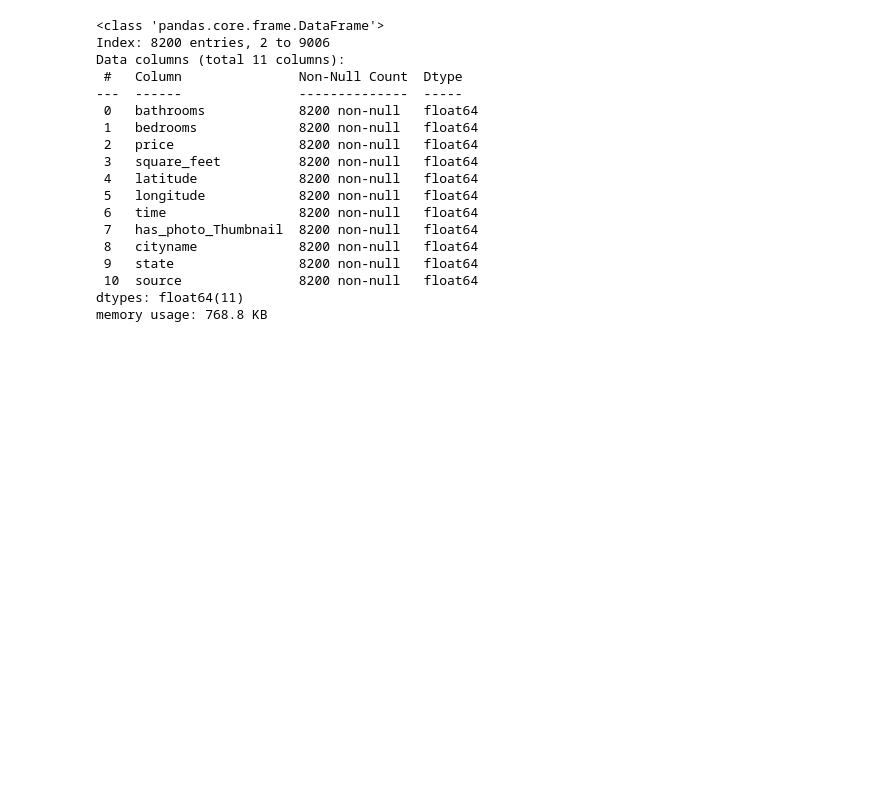
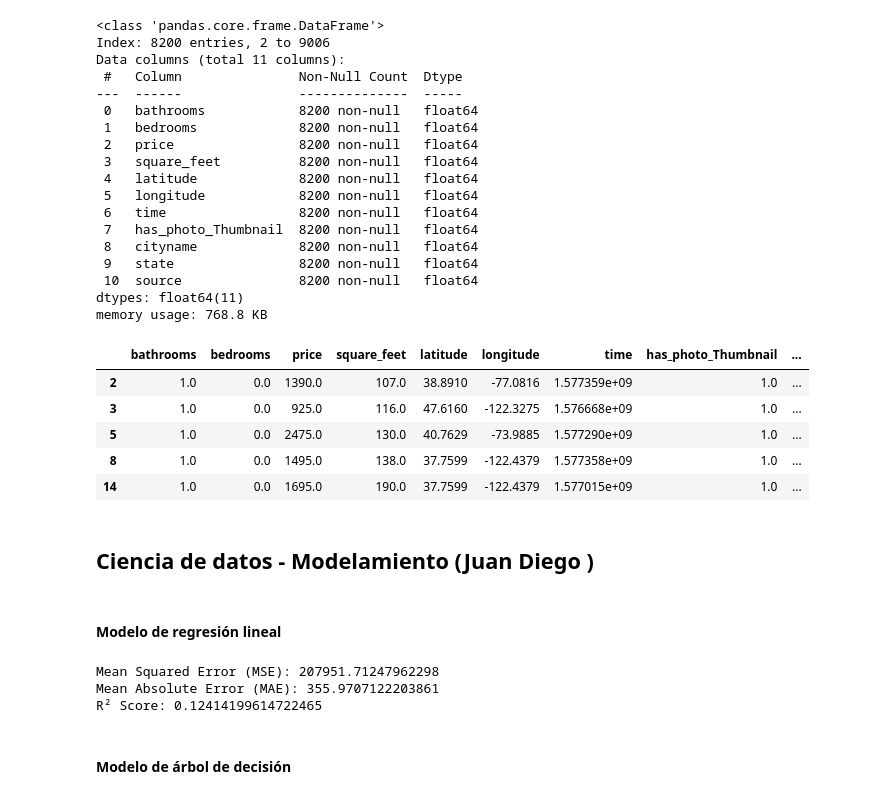
Before and after one commit to ManuelaLizcano/BS-Proyecto1, a Jupyter notebook: Proyecto1/proyecto1.ipynb, the cells around one changed output. Cells and saved outputs as stored; diff of their text form; code cells hidden in the pictures; blank space fills up the shorter version.

Commit message:
Se intentaron varios modelos epro no dan muy bien, en un rato intento más. Quité las dos variables que me dijo manu

```diff
--- a/Proyecto1/proyecto1.ipynb
+++ b/Proyecto1/proyecto1.ipynb
@@ -13,7 +13,7 @@ from sklearn.preprocessing import LabelEncoder
 # %% [markdown]
 Carga de datos
 # %%
-df = pd.read_csv("C:\\IIND VIII-ISISVI\\ANALITICA\\Proyecto\\datos_apartamentos_rent.csv", sep=";", encoding='latin1')
+df = pd.read_csv("./datos_apartamentos_rent.csv", sep=";", encoding='latin1')
 # %%
 df.head()
 # %% [output]
@@ -490,3 +490,12 @@ Data columns (total 11 columns):
  10  source               8200 non-null   float64
 dtypes: float64(11)
 memory usage: 768.8 KB
+# %%
+df1.head()
+# %% [output]
+|  | bathrooms | bedrooms | price | square_feet | latitude | longitude | time | has_photo_Thumbnail | ... |
+| 2 | 1.0 | 0.0 | 1390.0 | 107.0 | 38.8910 | -77.0816 | 1.577359e+09 | 1.0 | ... |
+| 3 | 1.0 | 0.0 | 925.0 | 116.0 | 47.6160 | -122.3275 | 1.576668e+09 | 1.0 | ... |
+| 5 | 1.0 | 0.0 | 2475.0 | 130.0 | 40.7629 | -73.9885 | 1.577290e+09 | 1.0 | ... |
+| 8 | 1.0 | 0.0 | 1495.0 | 138.0 | 37.7599 | -122.4379 | 1.577358e+09 | 1.0 | ... |
+| 14 | 1.0 | 0.0 | 1695.0 | 190.0 | 37.7599 | -122.4379 | 1.577015e+09 | 1.0 | ... |
@@ -492,0 +506,39 @@ memory usage: 768.8 KB
+# %% [markdown]
+## Ciencia de datos - Modelamiento (Juan Diego )
+# %% [markdown]
+#### Modelo de regresión lineal
+# %%
+import pandas as pd
+import numpy as np
+from sklearn.model_selection import train_test_split
+from sklearn.linear_model import LinearRegression
+from sklearn.metrics import mean_squared_error, mean_absolute_error, r2_score
+
+
+x = df1.drop("price", axis=1)
+y = df1["price"]
+
+# Dividir en conjunto de train y test
+X_train, X_test, y_train, y_test = train_test_split(x, y, test_size=0.2, random_state=42)
+
+model_1 = LinearRegression()
+model_1.fit(X_train, y_train)
+
+#  predicciones
+y_pred = model_1.predict(X_test)
+
+# Evaluar el modelo con métricas correctas
+mse = mean_squared_error(y_test, y_pred)
+mae = mean_absolute_error(y_test, y_pred)
+r2 = r2_score(y_test, y_pred)
+
+# Mostrar los resultados
+print(f"Mean Squared Error (MSE): {mse}")
+print(f"Mean Absolute Error (MAE): {mae}")
+print(f"R² Score: {r2}")
+# %% [output]
+Mean Squared Error (MSE): 207951.71247962298
+Mean Absolute Error (MAE): 355.9707122203861
+R² Score: 0.12414199614722465
+# %% [markdown]
+#### Modelo de árbol de decisión
```
Also changed, not shown: parts of 13 cells of this notebook.
